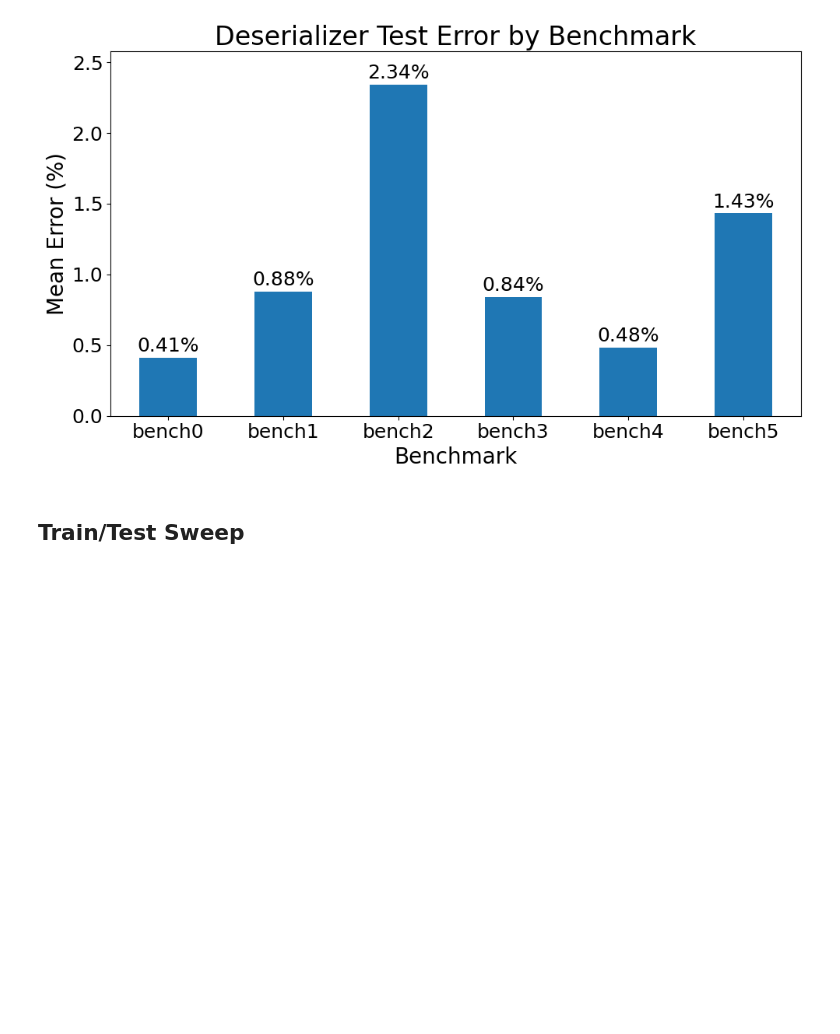
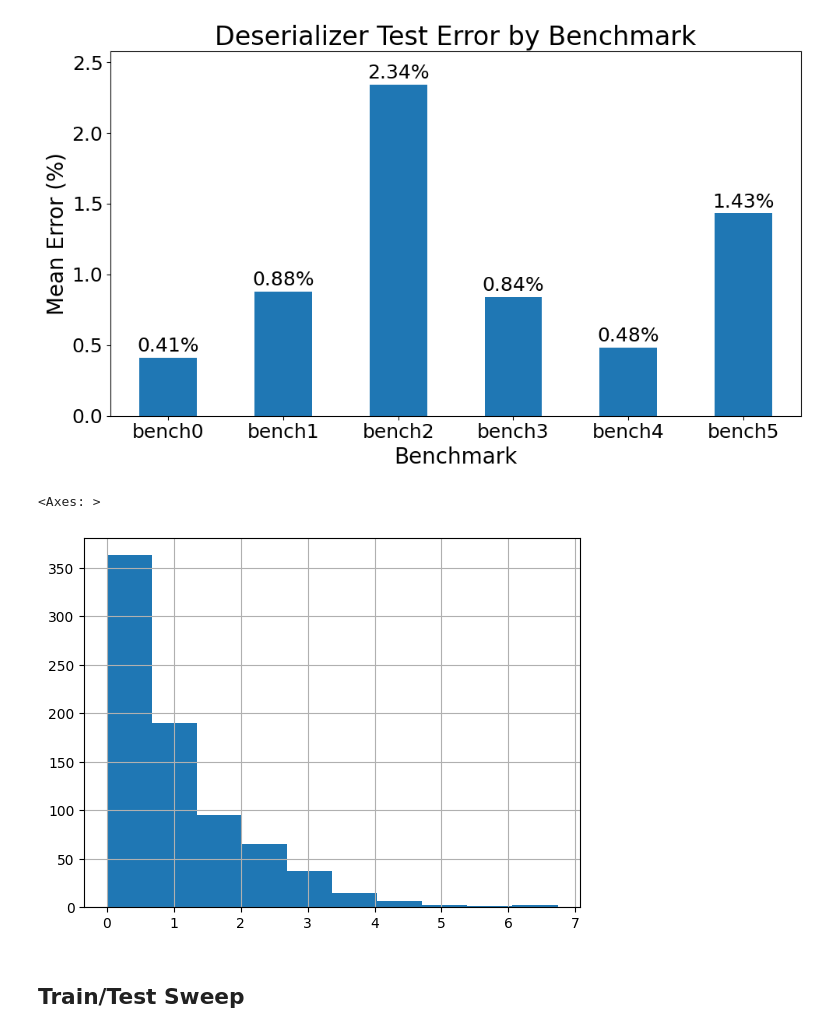
Before and after one commit to ronitnag04/lynx, a Jupyter notebook: ml_model/analysis.ipynb, the cells around one changed output. Cells and saved outputs as stored; diff of their text form; code cells hidden in the pictures; blank space fills up the shorter version.

```diff
--- a/ml_model/analysis.ipynb
+++ b/ml_model/analysis.ipynb
@@ -195,6 +195,11 @@ plt.tight_layout()
 plt.savefig("results/hpb_verilator/deserializer_test_0.25/deserializer_test_bench_error.png", bbox_inches='tight')
 # %% [output]
 [figure]
+# %%
+df["error"].hist()
+# %% [output]
+<Axes: >
+[figure, added]
 # %% [markdown]
 ## Train/Test Sweep
 # %% [markdown]
```
Also changed, not shown: parts of 9 cells of this notebook, 2 other files.
